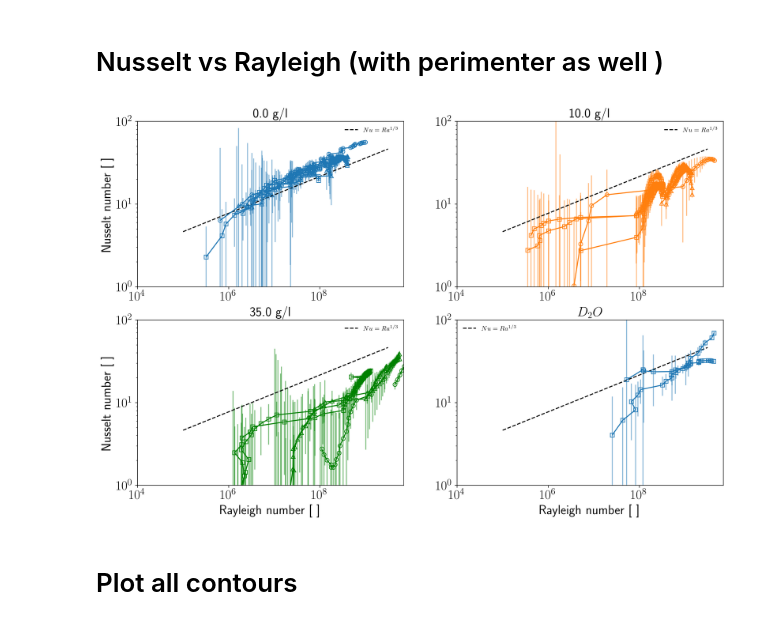
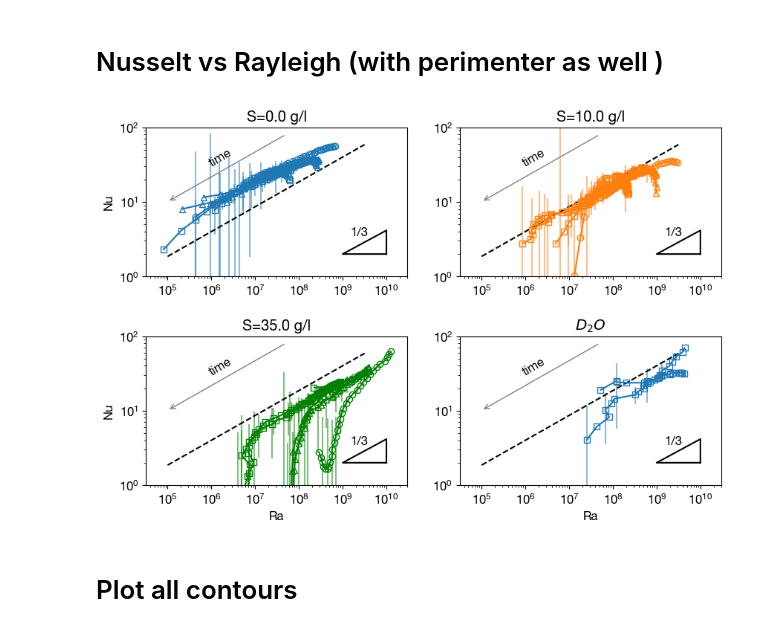
Before and after one commit to ebellincioni/floatingIce, a Jupyter notebook: 2024-05-09_heatTransfer.ipynb, the cells around one changed output. Saved outputs shown, nothing was run; the diff lists cells and outputs as text; code cells hidden in the pictures.

```diff
--- a/2024-05-09_heatTransfer.ipynb
+++ b/2024-05-09_heatTransfer.ipynb
@@ -259,8 +259,7 @@ myMarkers = ['s','^','o']
 chosen_radii = [0.025,0.0405,0.06]
 chosen_salts = [0.,10.,35.,]
 
-fig, ax = plt.subplots(nrows=2,ncols=2,figsize=(16,10),dpi=300)
-plt.rcParams['text.usetex'] = True
+fig, ax = plt.subplots(nrows=2,ncols=2,figsize=(10,6.25),gridspec_kw={'wspace':0.2,'hspace':0.4})
 
 for ic,cylinder in enumerate(cylinders):
     dirContours = directory+cylinder+'/contours/'
@@ -312,57 +311,51 @@ for ic,cylinder in enumerate(cylinders):
         axi = ax.flatten()[2]
     elif np.isnan(exp_sal):
         axi = ax.flatten()[3]
 
-    Rayleigh_numbers = Ra_salinity(heights,0,exp_wt,S=exp_sal)
+    Rayleigh_numbers = Ra_salinity(np.sqrt(areas),0,exp_wt,S=exp_sal)
     if np.isnan(exp_sal): Rayleigh_numbers=Ra_heavyWater(heights,exp_wt)
     if exp_sal==35.: Rayleigh_numbers = np.where(Rayleigh_numbers<1e6,np.nan,Rayleigh_numbers) # stupid line to remove a nasty outlier
 
     x = contours_per_shot*interval*np.arange(len(radii))
     a_result, a_sigma = fit(func=f'np.polyval([a,b,c,{areas[0]}],x)',xdata=x,ydata=areas,draw=False,boolRetSigmas=True)
     p_result, p_sigma = fit(func=f'np.polyval([a,b,c,{perimeters[0]}],x)',xdata=x,ydata=perimeters,draw=False,boolRetSigmas=True)
     uNusselt_numbers = uNu_fit_per(a_params=a_result['params'],p_params=p_result['params'],t=x,a0=areas[0],p0=perimeters[0],T_water=exp_wt)
     value = np.array([i.nominal_value for i in uNusselt_numbers])
     std = np.array([i.std_dev for i in uNusselt_numbers])
     # axi.fill_between(Rayleigh_numbers,value+std,value-std,
     #                  color=myColours[np.where(chosen_salts==find_nearest(chosen_salts,exp_sal))[0][0]],
     #                  alpha=0.5)
-    markers, caps, bars = axi.errorbar(x=Rayleigh_numbers,y=value,yerr=std,
+    markers, caps, bars = axi.errorbar(x=Rayleigh_numbers,y=value,yerr=[0+element*int(i%3/2) for i,element in enumerate(std)], # the error plots an error bar every 3 data points
                  color=myColours[np.where(chosen_salts==find_nearest(chosen_salts,exp_sal))[0][0]],
                  mfc='none',
                  marker=myMarkers[np.where(chosen_radii==find_nearest(chosen_radii,exp_radius))[0][0]],)
     [bar.set_alpha(0.5) for bar in bars]
     if not np.isnan(exp_sal):
-        axi.set_title(f'{exp_sal} g/l',fontsize=20,fontweight='bold')
+        axi.set_title(f'S={exp_sal} g/l')
     else:
-        axi.set_title(r'$D_2O$',fontsize=20,fontweight='bold')
+        axi.set_title(r'$D_2O$')
 
-
-for axi in ax.flatten():
-    axi.plot(np.logspace(5,9.5,50),10*np.logspace(-1,2,50)**(1/3),linestyle='--',c='k',label=r'$Nu=Ra^{1/3}$')
-    # axi.grid()
-    axi.legend(frameon=False)
-    axi.set_ylabel('Nusselt number [ ]',fontsize=20)
-    axi.set_xlabel('Rayleigh number [ ]',fontsize=20)
+text_loc=[]
+for ia,axi in enumerate(ax.flatten()):
+    axi.plot(np.logspace(5,9.5,50),0.04*np.logspace(5,9.5,50)**(1/3),linestyle='--',c='k',label=r'$Nu=Ra^{1/3}$')
+    axi.plot([1e10,1e10,1e9,1e10],[2,10**(1/3)+2,2,2],c='k')
+    # axi.text(s=r'1/3',x=1.5e9,y=3.5)
+    # axi.annotate(text='', xy=(5e7,8e1), xytext=(1e5,8e1), arrowprops=dict(arrowstyle='<-',color='Grey'))
+    axi.text(s=r'1/3',x=1.5e9,y=3.5)
+    axi.annotate(text='', xy=(5e7,8e1), xytext=(1e5,1.007e1), arrowprops=dict(arrowstyle='<-',color='Grey'))
+    axi.text(s='time',x=8e5,y=3e1,rotation=30)
+    axi.set(ylabel='Nu', xlabel='Ra',
+            yscale='log',xscale='log',
+            xlim=(10**4.5,3e10),ylim=(1e0,1e2))
     if axi == ax.flatten()[0] or axi == ax.flatten()[1]:
         axi.set_xlabel('')
     if axi == ax.flatten()[1] or axi == ax.flatten()[3]:
         axi.set_ylabel('')
 
-    # axi.spines['top'].set_visible(False)
-    # axi.spines['right'].set_visible(False)
-
-    axi.set_yscale('log')
-    axi.set_xlim(1e4,7e9)
-    axi.set_xscale('log')
-    axi.set_ylim(1e0,1e2)
-
-    axi.tick_params(axis='x', labelsize=20)
-    axi.tick_params(axis='y', labelsize=20)
-
-# plt.savefig('/Users/edoardo/Library/CloudStorage/OneDrive-UniversityofTwente/floating/graphics/NuRa.pdf',format='pdf',bbox_inches='tight')
+plt.savefig('/Users/edoardo/Library/CloudStorage/OneDrive-UniversityofTwente/floating/graphics/NuRa.pdf',format='pdf',bbox_inches='tight')
 plt.show()
 # %% [output]
-[figure, old version]
+[figure, new version]
 # %% [markdown]
 # Plot all contours
 # %% [markdown]
```
Also changed, not shown: parts of 6 cells of this notebook, 6 other files.
